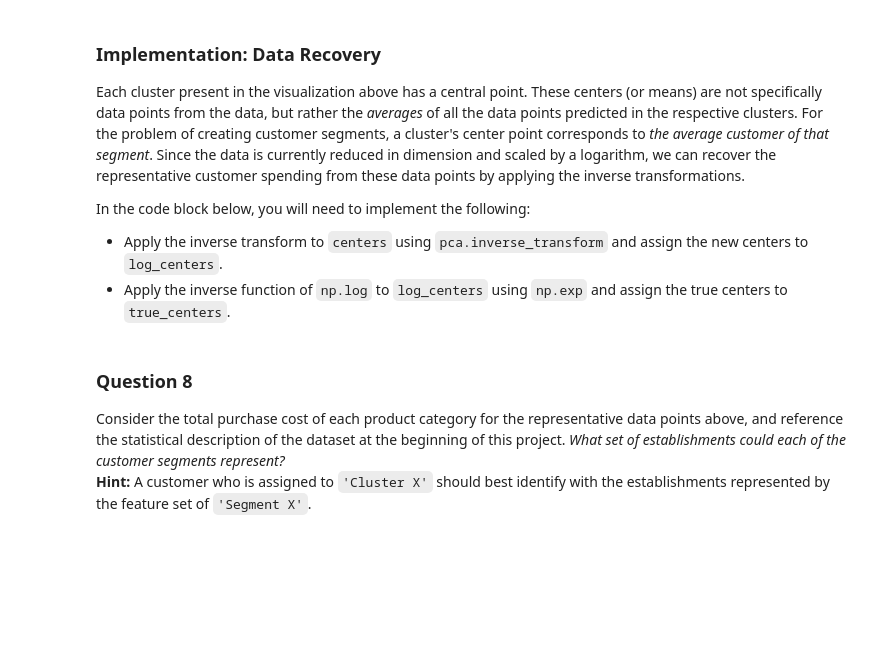
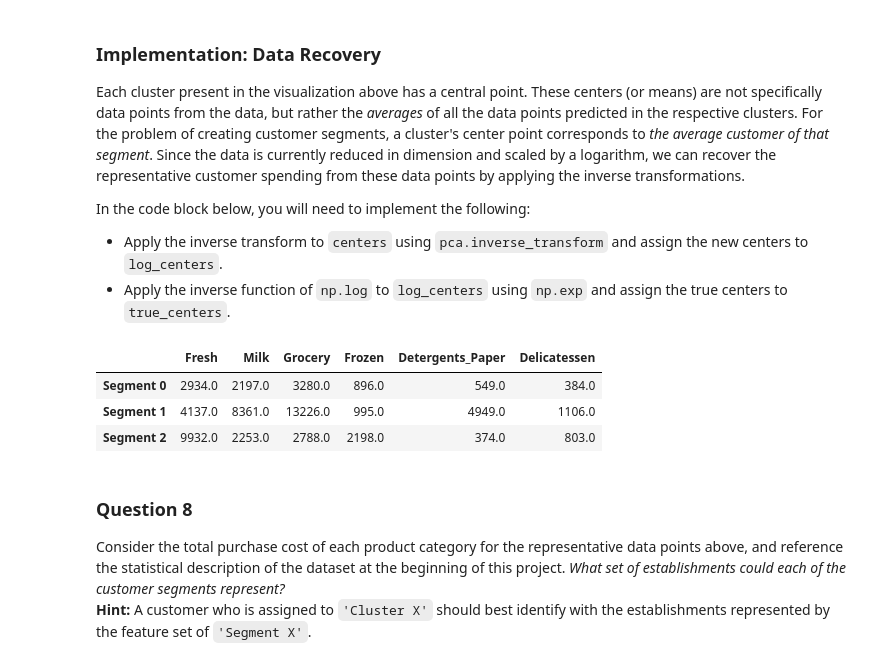
Before and after one commit to hello2all/machine-learning, a Jupyter notebook: projects/creating_customer_segments/customer_segments.ipynb, the cells around one changed output. Drawn from its saved outputs; the diff is of its cells as text; code cells hidden in the pictures; blank space fills up the shorter version.

```diff
--- a/projects/creating_customer_segments/customer_segments.ipynb
+++ b/projects/creating_customer_segments/customer_segments.ipynb
@@ -305,13 +323,14 @@ In the code block below, you will need to implement the following:
  - Apply a PCA transformation of the sample log-data `log_samples` using `pca.transform`, and assign the results to `pca_samples`.
 # %%
 # TODO: Fit PCA to the good data using only two dimensions
-pca = None
+pca = PCA(n_components=2)
+pca.fit(good_data)
 
 # TODO: Apply a PCA transformation the good data
-reduced_data = None
+reduced_data = pca.transform(good_data)
 
 # TODO: Apply a PCA transformation to the sample log-data
-pca_samples = None
+pca_samples = pca.transform(log_samples)
 
 # Create a DataFrame for the reduced data
 reduced_data = pd.DataFrame(reduced_data, columns = ['Dimension 1', 'Dimension 2'])
@@ -343,16 +367,19 @@ In the code block below, you will need to implement the following:
    - Assign the silhouette score to `score` and print the result.
 # %%
 # TODO: Apply your clustering algorithm of choice to the reduced data
-clusterer = None
+from sklearn.mixture import GaussianMixture
+clusterer = GaussianMixture(n_components=3).fit(reduced_data)
 
 # TODO: Predict the cluster for each data point
-preds = None
+preds = clusterer.predict(reduced_data)
 
 # TODO: Find the cluster centers
-centers = None
+centers = clusterer.means_
 
 # TODO: Predict the cluster for each transformed sample data point
-sample_preds = None
+sample_preds = clusterer.predict(pca_samples)
 
 # TODO: Calculate the mean silhouette coefficient for the number of clusters chosen
-score = None
+from sklearn.metrics import silhouette_score
+score = silhouette_score(reduced_data, preds)
+print score
@@ -376,16 +427,21 @@ In the code block below, you will need to implement the following:
  - Apply the inverse function of `np.log` to `log_centers` using `np.exp` and assign the true centers to `true_centers`.
 # %%
 # TODO: Inverse transform the centers
-log_centers = None
+log_centers = pca.inverse_transform(centers)
 
 # TODO: Exponentiate the centers
-true_centers = None
+true_centers = np.exp(log_centers)
 
 # Display the true centers
 segments = ['Segment {}'.format(i) for i in range(0,len(centers))]
 true_centers = pd.DataFrame(np.round(true_centers), columns = data.keys())
 true_centers.index = segments
 display(true_centers)
+# %% [output]
+|  | Fresh | Milk | Grocery | Frozen | Detergents_Paper | Delicatessen |
+| Segment 0 | 2934.0 | 2197.0 | 3280.0 | 896.0 | 549.0 | 384.0 |
+| Segment 1 | 4137.0 | 8361.0 | 13226.0 | 995.0 | 4949.0 | 1106.0 |
+| Segment 2 | 9932.0 | 2253.0 | 2788.0 | 2198.0 | 374.0 | 803.0 |
 # %% [markdown]
 ### Question 8
 Consider the total purchase cost of each product category for the representative data points above, and reference the statistical description of the dataset at the beginning of this project. *What set of establishments could each of the customer segments represent?*
```
Also changed, not shown: parts of 11 cells of this notebook.
